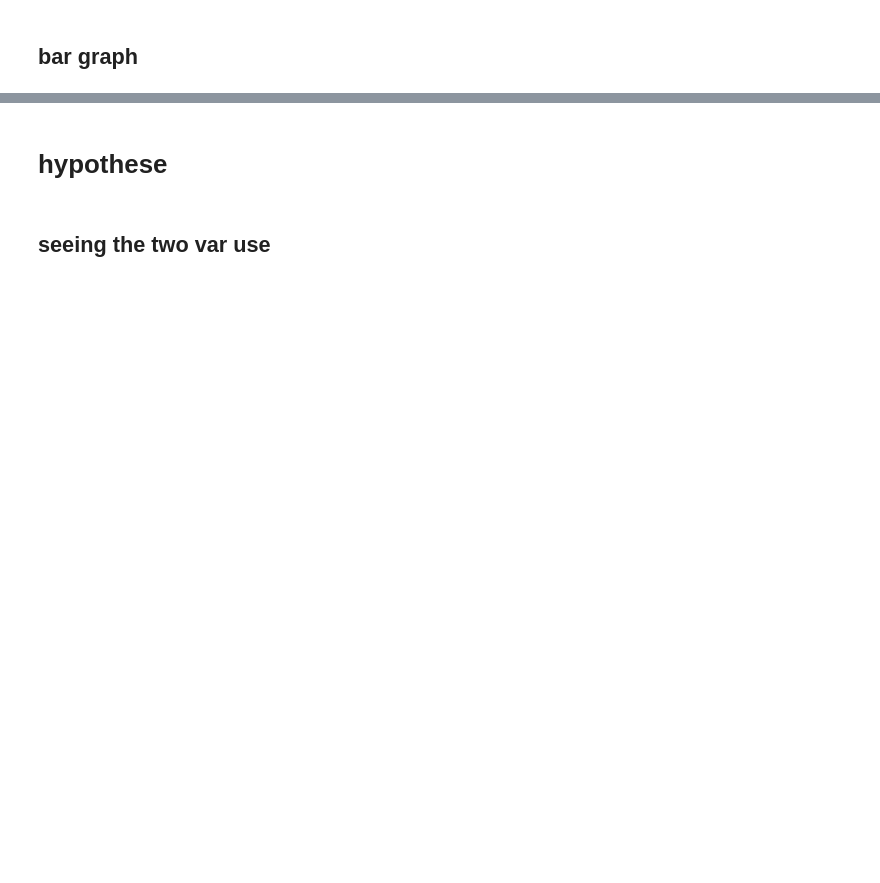
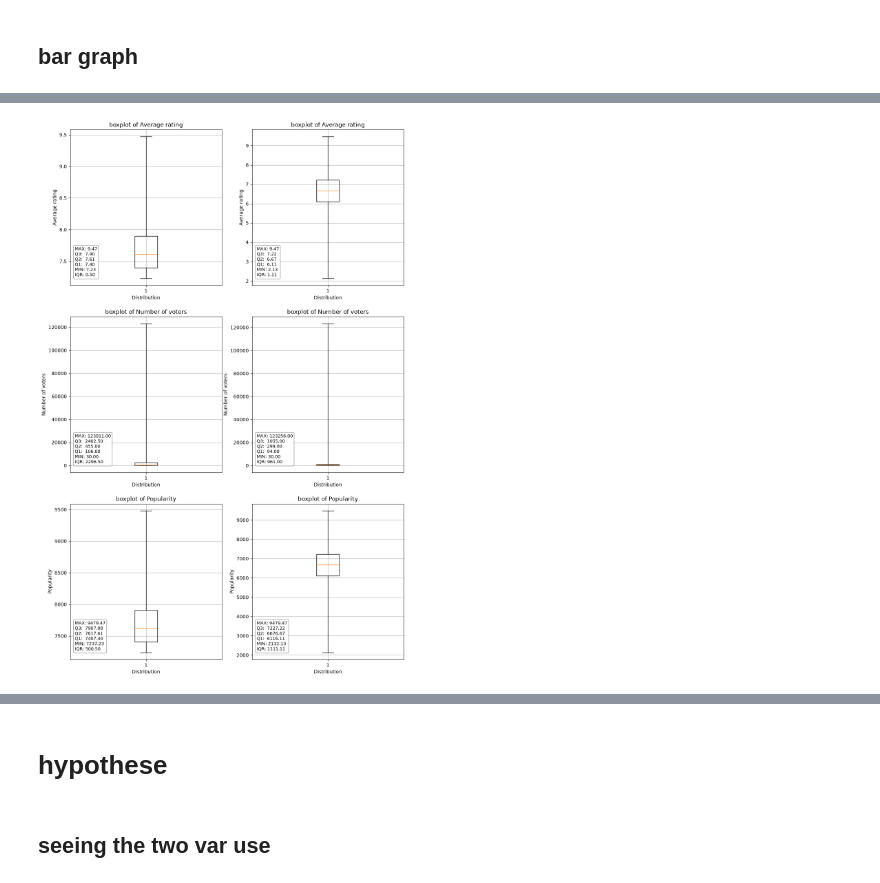
Before and after one commit to Limacha/MTD-ludologie, a Jupyter notebook: src/project.ipynb, the cells around one changed output, grey strips where cells are left out. Drawn from its saved outputs; the diff is of its cells as text; code cells hidden in the pictures; blank space fills up the shorter version.

```diff
--- a/src/project.ipynb
+++ b/src/project.ipynb
@@ -132,7 +195,7 @@ def yByXGraph(rowNameX, rowNameY, dataFrame = cleanDataFrame, graphTitle=None, s
 # %%
 #! function to make a boxplot of a column
 
-def boxplot(rowName, dataFrame = cleanDataFrame, whis=(0, 100), graphTitle=None):
+def boxplot(rowName, dataFrame = fullDataFrame, whis=(0, 100), graphTitle=None):
     # generate the title if is not provided
     if graphTitle is None:
         graphTitle = f"boxplot of {rowName}"
@@ -431,5 +510,5 @@ pyplot.show()
 # %%
 #! remove popular game
-popularDataFrame = cleanestDataFrame[cleanestDataFrame[POPULARITY] > cleanestDataFrame[POPULARITY].quantile(0.75)]
-print(f"{popularDataFrame.shape[0]}\n{round(popularDataFrame.shape[0]/cleanestDataFrame.shape[0], 4)*100}%")
-print(f"{round(popularDataFrame.shape[0]/cleanDataFrame.shape[0], 4)*100}%")
+popularDataFrame = fullDataFrame[fullDataFrame[POPULARITY] > fullDataFrame[POPULARITY].quantile(0.75)]
+print(f"{popularDataFrame.shape[0]}\n{round(popularDataFrame.shape[0]/fullDataFrame.shape[0], 4)*100}%")
+print(f"{round(popularDataFrame.shape[0]/fullDataFrame.shape[0], 4)*100}%")
@@ -441,19 +538,31 @@ popularDataFrame.sort_values(by=POPULARITY, ascending=True).reset_index(drop=Tru
 # %%
 #! boxplot of rating, number of vote and popularity only with popular game
 pyplot.figure(figsize=(12.5, 20))
 
-pyplot.subplot(3, 1, 1)
+pyplot.subplot(3, 2, 1)
 boxplot(AVERAGE_RATING, dataFrame=popularDataFrame)
 
-pyplot.subplot(3, 1, 2)
+pyplot.subplot(3, 2, 3)
 boxplot(NUMBER_VOTE, dataFrame=popularDataFrame)
 
-pyplot.subplot(3, 1, 3)
+pyplot.subplot(3, 2, 5)
 boxplot(POPULARITY, dataFrame=popularDataFrame)
+
+
+pyplot.subplot(3, 2, 2)
+boxplot(AVERAGE_RATING)
+
+pyplot.subplot(3, 2, 4)
+boxplot(NUMBER_VOTE)
+
+pyplot.subplot(3, 2, 6)
+boxplot(POPULARITY)
 
 
 
 pyplot.show()
+# %% [output]
+[figure, added]
 # %%
 pyplot.figure(figsize=[15, 25])
 pyplot.subplot(3, 2, 1)
```
Also changed, not shown: parts of 45 cells of this notebook, 2 other files.
